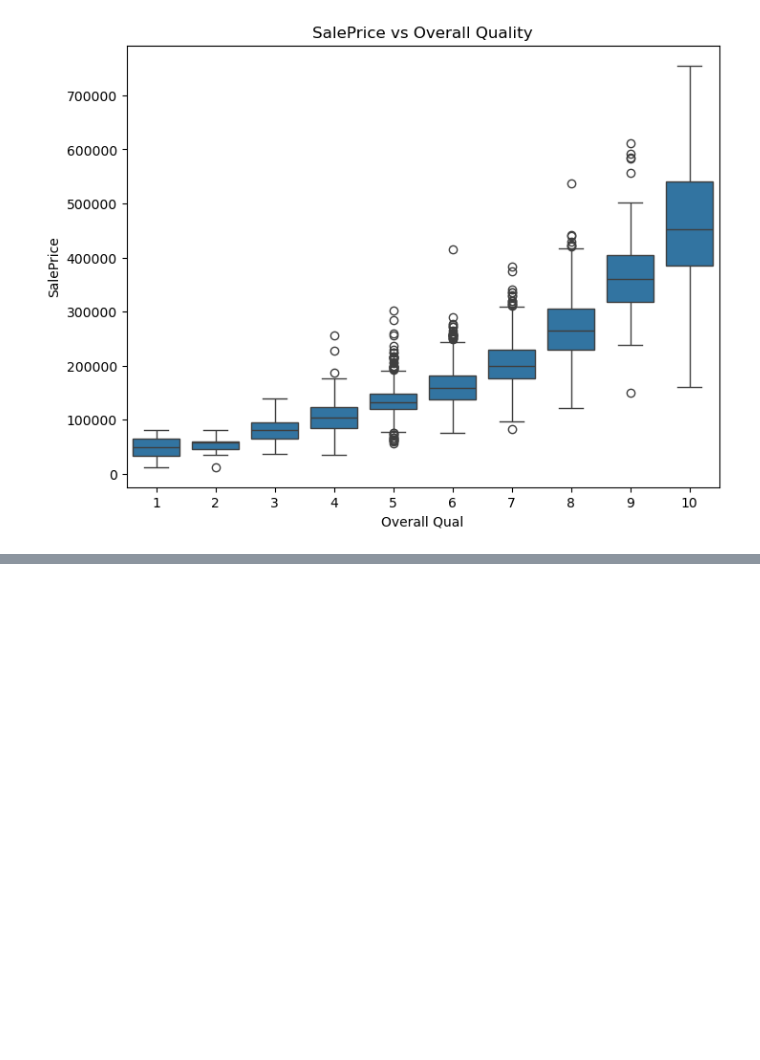
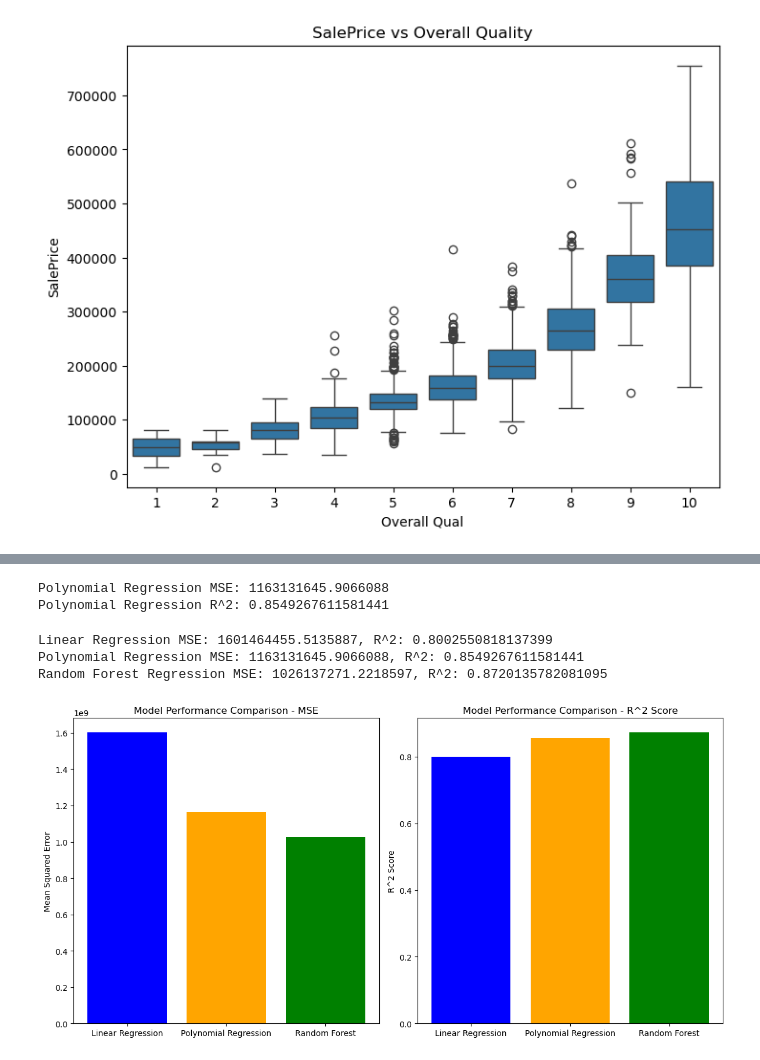
Before and after one commit to eirikimrik/ML---Assignment-1, a Jupyter notebook: Untitled.ipynb, the cells around one changed output, grey strips where cells are left out. Cells and saved outputs as stored; diff of their text form; code cells hidden in the pictures; blank space fills up the shorter version.

Commit message:
implementing and comparing remaining models

```diff
--- a/Untitled.ipynb
+++ b/Untitled.ipynb
@@ -181,0 +135,6 @@ from sklearn.model_selection import train_test_split
+# %%
+# Splitting the data into training and testing sets
+X = data_cleaned[['Gr Liv Area', 'Overall Qual', 'Total Bsmt SF', 'Garage Area', 'Year Built']]  # You can add more relevant features based on your analysis
+y = data_cleaned['SalePrice']
+
+X_train, X_test, y_train, y_test = train_test_split(X, y, test_size=0.2, random_state=42)
@@ -181,0 +166,13 @@ from sklearn.model_selection import train_test_split
+# %%
+# Random Forest Model
+rf_model = RandomForestRegressor(n_estimators=100, random_state=42)
+rf_model.fit(X_train, y_train)
+
+# Predicting the prices
+y_pred_rf = rf_model.predict(X_test)
+
+# Evaluating the Random Forest model
+mse_rf = mean_squared_error(y_test, y_pred_rf)
+r2_rf = rf_model.score(X_test, y_test)
+print(f"Random Forest Regression MSE: {mse_rf}")
+print(f"Random Forest Regression R^2: {r2_rf}")
@@ -181,0 +182,59 @@ from sklearn.model_selection import train_test_split
+# %%
+# Impute missing values
+imputer = SimpleImputer(strategy='mean')  # You can also use 'median' or 'most_frequent'
+X_train_imputed = imputer.fit_transform(X_train)
+X_test_imputed = imputer.transform(X_test)
+
+# Polynomial Regression Model (degree 2)
+poly = PolynomialFeatures(degree=2)
+X_poly_train = poly.fit_transform(X_train_imputed)
+X_poly_test = poly.transform(X_test_imputed)
+
+# Fit the Polynomial Linear Regression Model
+poly_model = LinearRegression()
+poly_model.fit(X_poly_train, y_train)
+
+# Predict the prices
+y_pred_poly = poly_model.predict(X_poly_test)
+
+# Evaluating the Polynomial Regression model
+mse_poly = mean_squared_error(y_test, y_pred_poly)
+r2_poly = poly_model.score(X_poly_test, y_test)
+print(f"Polynomial Regression MSE: {mse_poly}")
+print(f"Polynomial Regression R^2: {r2_poly}")
+# %% [output]
+Polynomial Regression MSE: 1163131645.9066088
+Polynomial Regression R^2: 0.8549267611581441
+# %%
+print(f"Linear Regression MSE: {mse_lr}, R^2: {r2_lr}")
+print(f"Polynomial Regression MSE: {mse_poly}, R^2: {r2_poly}")
+print(f"Random Forest Regression MSE: {mse_rf}, R^2: {r2_rf}")
+# %% [output]
+Linear Regression MSE: 1601464455.5135887, R^2: 0.8002550818137399
+Polynomial Regression MSE: 1163131645.9066088, R^2: 0.8549267611581441
+Random Forest Regression MSE: 1026137271.2218597, R^2: 0.8720135782081095
+# %%
+import matplotlib.pyplot as plt
+
+# Collect model performance metrics
+models = ['Linear Regression', 'Polynomial Regression', 'Random Forest']
+mse_values = [mse_lr, mse_poly, mse_rf]
+r2_values = [r2_lr, r2_poly, r2_rf]
+
+# Create a bar plot for MSE
+plt.figure(figsize=(12, 6))
+plt.subplot(1, 2, 1)
+plt.bar(models, mse_values, color=['blue', 'orange', 'green'])
+plt.title('Model Performance Comparison - MSE')
+plt.ylabel('Mean Squared Error')
+
+# Create a bar plot for R^2 Score
+plt.subplot(1, 2, 2)
+plt.bar(models, r2_values, color=['blue', 'orange', 'green'])
+plt.title('Model Performance Comparison - R^2 Score')
+plt.ylabel('R^2 Score')
+
+plt.tight_layout()
+plt.show()
+# %% [output]
+[figure, added]
```
Also changed, not shown: parts of 7 cells of this notebook.
